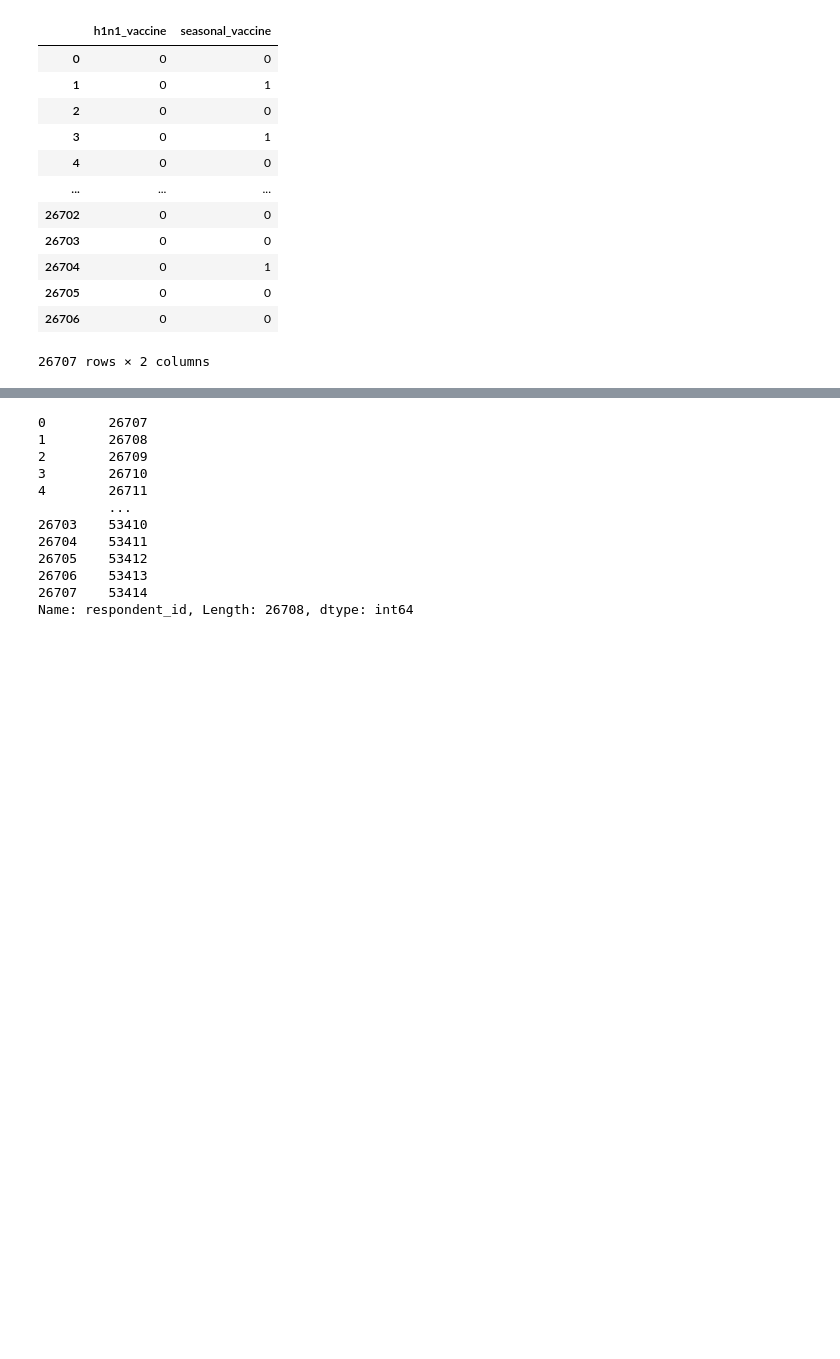
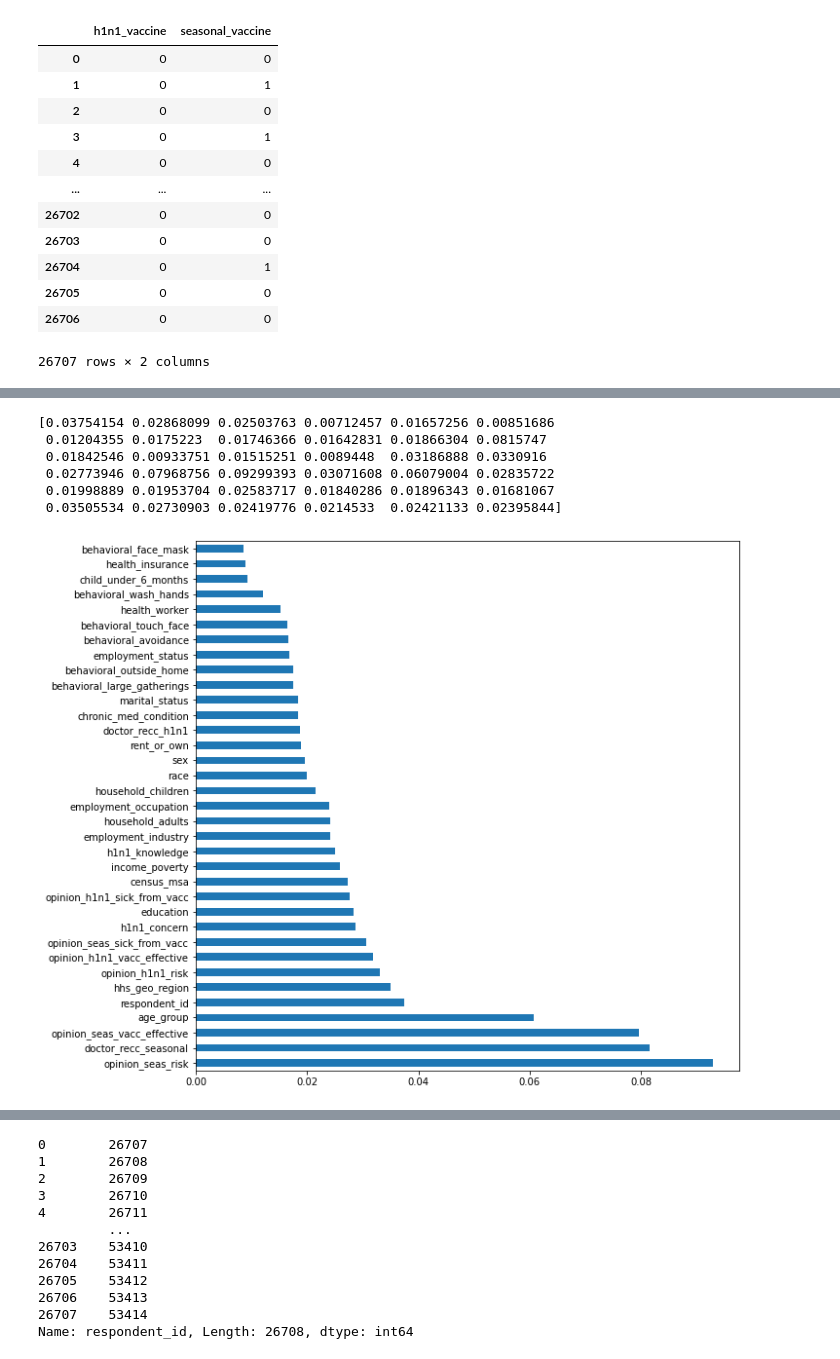
Before and after one commit to kofifanhertza/Swine-Flu-Vaccine-Predictor, a Jupyter notebook: atma aSTI.ipynb, the cells around one changed output, grey strips where cells are left out. Cells and saved outputs as stored; diff of their text form; code cells hidden in the pictures; blank space fills up the shorter version.

```diff
--- a/atma aSTI.ipynb
+++ b/atma aSTI.ipynb
@@ -177,0 +197,4 @@ labels
+# %%
+labels_seasonal = pd.DataFrame()
+labels_seasonal['labels'] = labels['seasonal_vaccine']
+labels_seasonal
@@ -194 +231,17 @@ plt.show()
+# %%
+model = ExtraTreesClassifier()
+model.fit(features,labels_seasonal)
+print(model.feature_importances_)
+plt.figure(figsize=(10,10))
+feat_importances = pd.Series(model.feature_importances_, index=features.columns)
+feat_importances.nlargest(35).plot(kind='barh')
+plt.show()
+# %% [output]
+[0.03754154 0.02868099 0.02503763 0.00712457 0.01657256 0.00851686
+ 0.01204355 0.0175223  0.01746366 0.01642831 0.01866304 0.0815747
+ 0.01842546 0.00933751 0.01515251 0.0089448  0.03186888 0.0330916
+ 0.02773946 0.07968756 0.09299393 0.03071608 0.06079004 0.02835722
+ 0.01998889 0.01953704 0.02583717 0.01840286 0.01896343 0.01681067
+ 0.03505534 0.02730903 0.02419776 0.0214533  0.02421133 0.02395844]
+[figure, added]
 # %%
```
Also changed, not shown: parts of 32 cells of this notebook, 10 other files.
